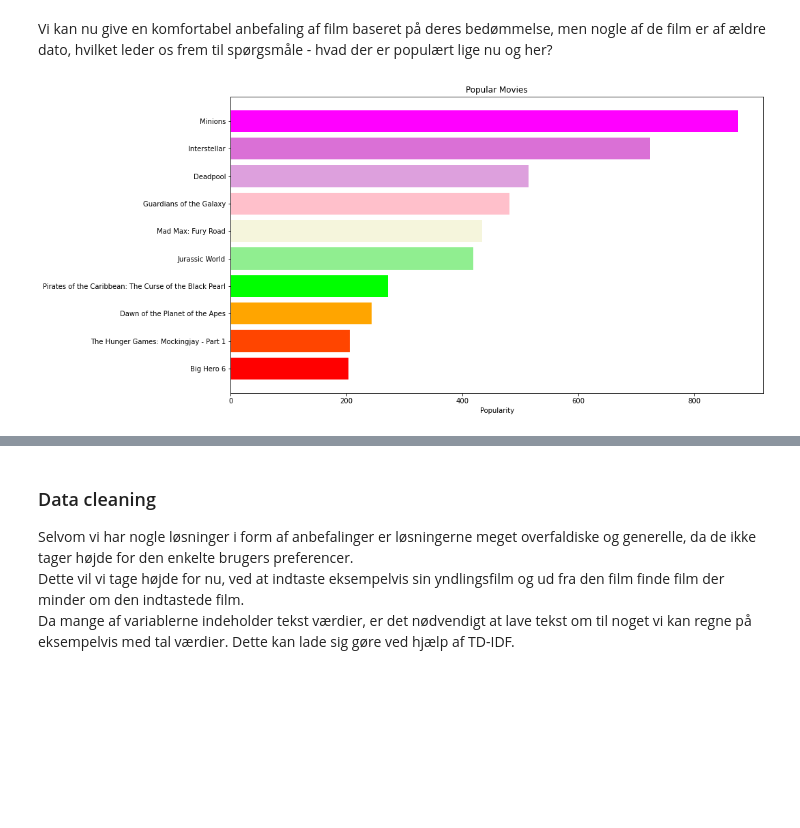
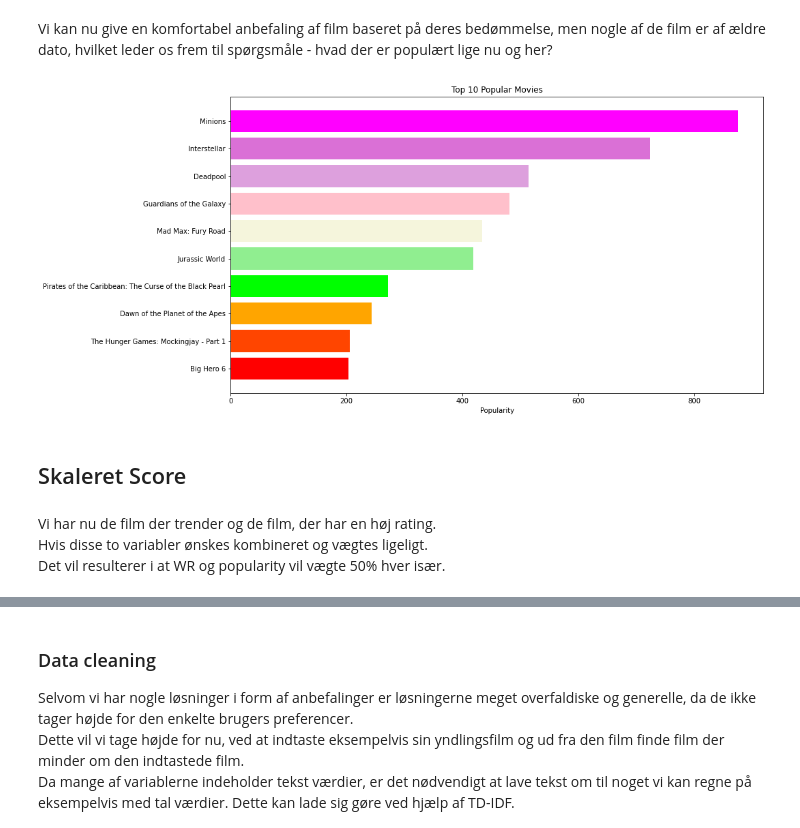
Before and after one commit to kent1325/P1---Movie-Recommender-System, a Jupyter notebook: P1 - Recommender System notebook.ipynb, the cells around one changed output, grey strips where cells are left out. Drawn from its saved outputs; the diff is of its cells as text; code cells hidden in the pictures; blank space fills up the shorter version.

Commit message:
Scaled Scores added
Tilføjet skaleret score, hvor det vægtes ligeligt på popularitet og det vægtede gennemsnit

```diff
--- a/P1 - Recommender System notebook.ipynb
+++ b/P1 - Recommender System notebook.ipynb
@@ -225,14 +227,20 @@ Vi kan nu give en komfortabel anbefaling af film baseret på deres bedømmelse,
 # %%
 popular_movies = main_df.sort_values("popularity", ascending=False)
 
 plt.figure(figsize=(14,8))
 
 plt.barh(popular_movies['title'].head(10),popular_movies['popularity'].head(10),
          align='center', color=('magenta', 'orchid', 'plum', 'pink', 'beige',
                                 'lightgreen', 'lime', 'orange', 'orangered', 'red'))
 plt.gca().invert_yaxis()
 plt.xlabel("Popularity")
-plt.title("Popular Movies")
+plt.title("Top 10 Popular Movies")
 plt.show()
 # %% [output]
-[figure, old version]
+[figure, new version]
+# %% [markdown]
+## Skaleret Score
+# %% [markdown]
+Vi har nu de film der trender og de film, der har en høj rating. <br>
+Hvis disse to variabler ønskes kombineret og vægtes ligeligt. <br>
+Det vil resulterer i at WR og popularity vil vægte 50% hver især.
```
Also changed, not shown: parts of 12 cells of this notebook.
